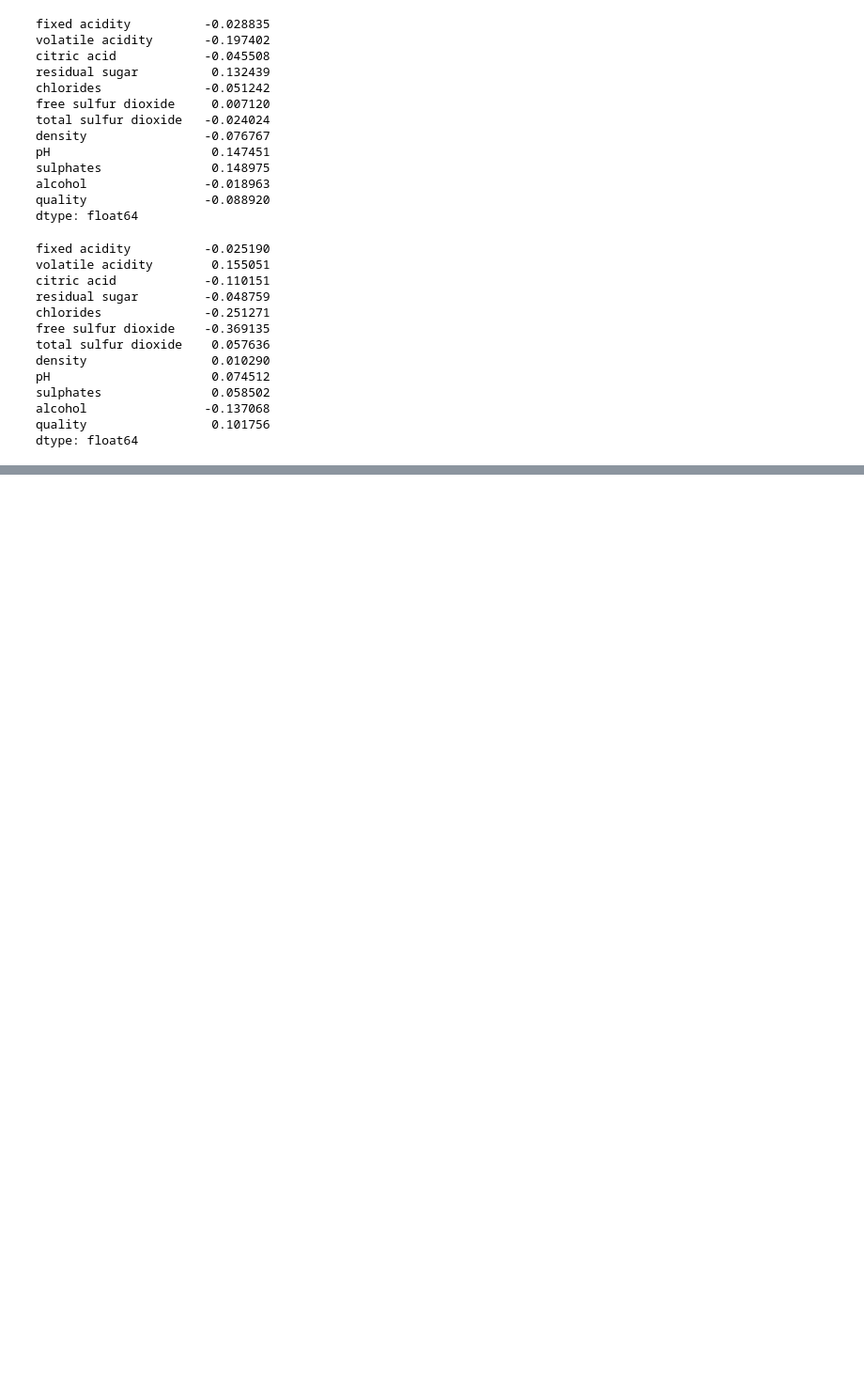
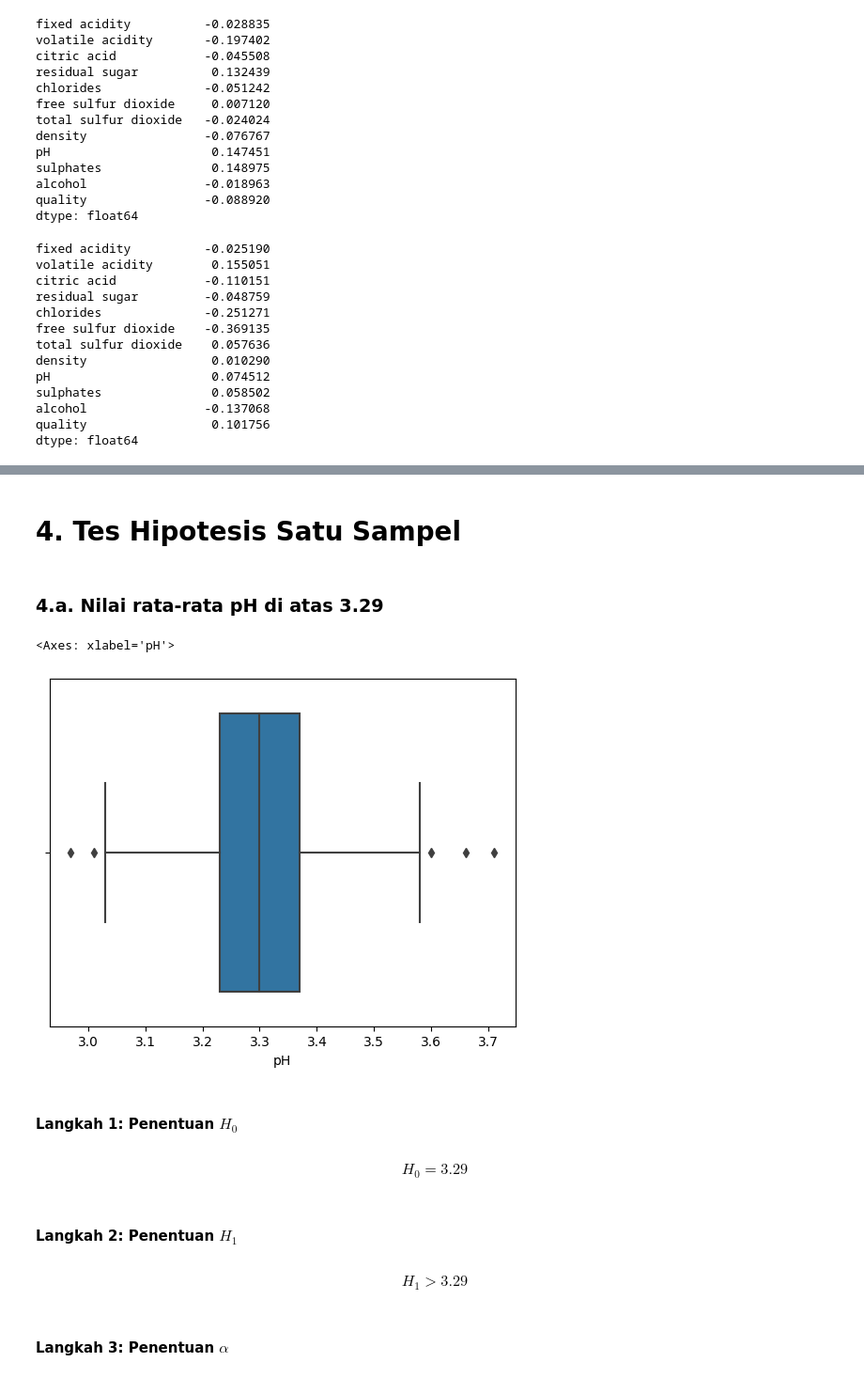
Before and after one commit to mutawalle/hypothesis-test, a Jupyter notebook: Probstat_Tubes.ipynb, the cells around one changed output, grey strips where cells are left out. Shown: that part at 94% size. Saved outputs shown, nothing was run; the diff lists cells and outputs as text; code cells hidden in the pictures; blank space fills up the shorter version.

```diff
--- a/Probstat_Tubes.ipynb
+++ b/Probstat_Tubes.ipynb
@@ -342 +342,20 @@ Kolom free sulfur dioxide:
 ... (12 outputs left out)
+# %% [markdown]
+# 4. Tes Hipotesis Satu Sampel
+# %% [markdown]
+### 4.a. Nilai rata-rata pH di atas 3.29
+# %%
+sns.boxplot(data=df, x="pH")
+# %% [output]
+<Axes: xlabel='pH'>
+[figure, added]
+# %% [markdown]
+#### Langkah 1: Penentuan $H_0$
+# %% [markdown]
+$$H_0 = 3.29$$
+# %% [markdown]
+#### Langkah 2: Penentuan $H_1$
+# %% [markdown]
+$$H_1 > 3.29$$
+# %% [markdown]
+#### Langkah 3: Penentuan $\alpha$
```
Also changed, not shown: parts of 86 cells of this notebook, 1 other file.
